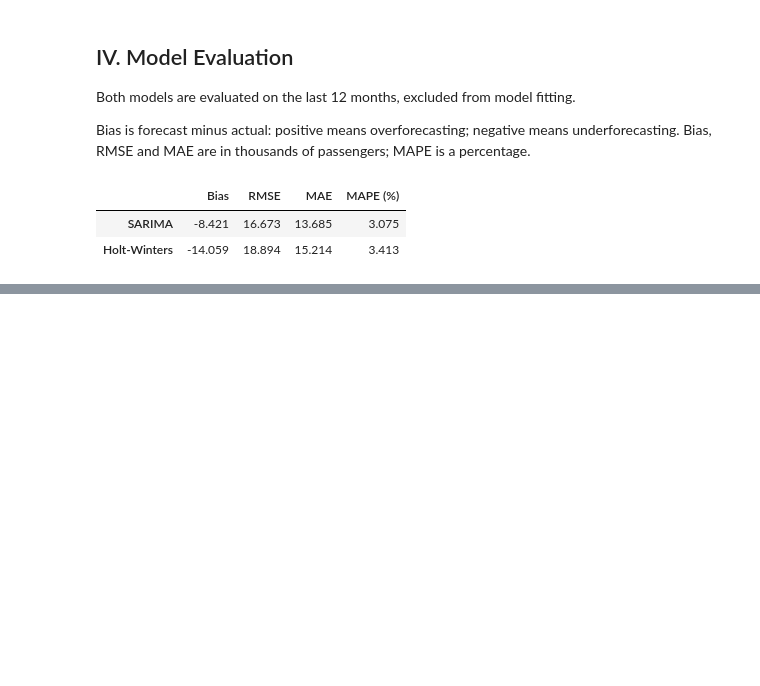
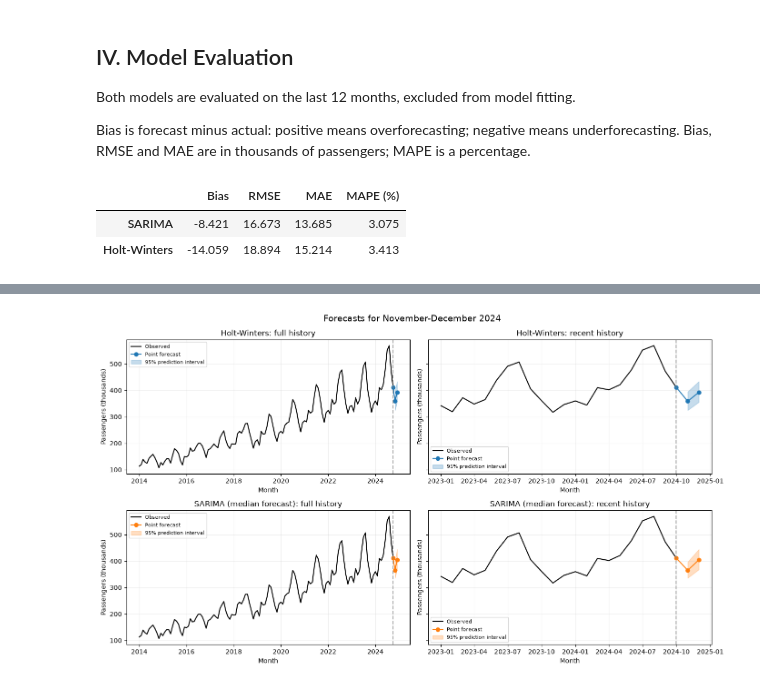
Before and after one commit to DiegoSourbag/SCA-Homework-1, a Jupyter notebook: homework1.ipynb, the cells around one changed output, grey strips where cells are left out. Cells and saved outputs as stored; diff of their text form; code cells hidden in the pictures; blank space fills up the shorter version.

```diff
--- a/homework1.ipynb
+++ b/homework1.ipynb
@@ -276,0 +370,32 @@ These results describe one 12-month test period and do not guarantee future perf
+# %%
+fig, axes = plt.subplots(2, 2, figsize=(14, 8), sharey="row")
+
+model_forecasts = [
+    ("Holt-Winters", hw_forecast_table, "tab:blue"),
+    ("SARIMA (median forecast)", sarima_forecast_table, "tab:orange")
+]
+
+for row, (name, table, color) in enumerate(model_forecasts):
+    # Connect the point forecasts to the last historical observation
+    forecast_line = pd.concat([y.iloc[-1:], table["Point forecast"]])
+
+    for col, start in enumerate([y.index[0], pd.Timestamp("2023-01-01")]):
+        ax = axes[row, col]
+        history = y.loc[start:]
+        ax.plot(history.index, history, color="black", label="Observed")
+        ax.plot(forecast_line.index, forecast_line, color=color,
+                marker="o", label="Point forecast")
+        ax.fill_between(table.index, table["Lower 95%"], table["Upper 95%"],
+                        color=color, alpha=0.25, label="95% prediction interval")
+        ax.axvline(y.index[-1], color="gray", linestyle="--", alpha=0.7)
+        ax.set_title(f"{name}: {'full history' if col == 0 else 'recent history'}")
+        ax.set_ylabel("Passengers (thousands)")
+        ax.set_xlabel("Month")
+        ax.grid(alpha=0.2)
+        ax.legend(fontsize=8)
+
+fig.suptitle("Forecasts for November-December 2024", fontsize=14)
+fig.tight_layout()
+plt.show()
+# %% [output]
+[figure, added]
```
Also changed, not shown: parts of 9 cells of this notebook.
